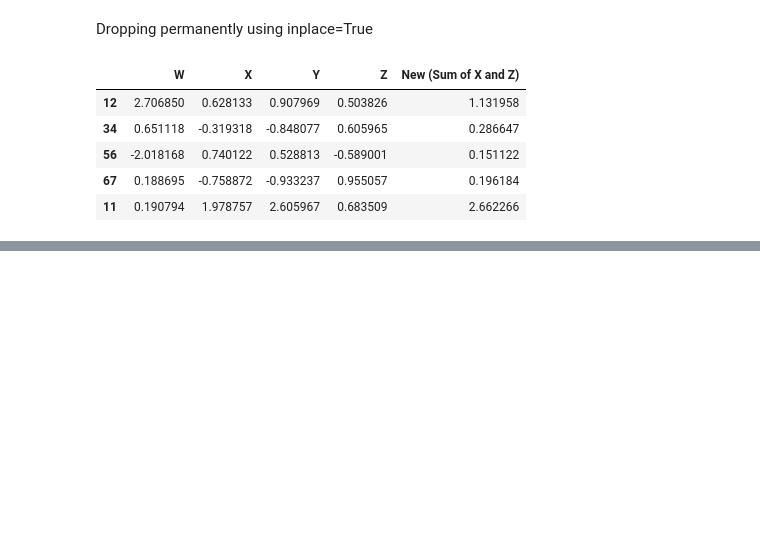
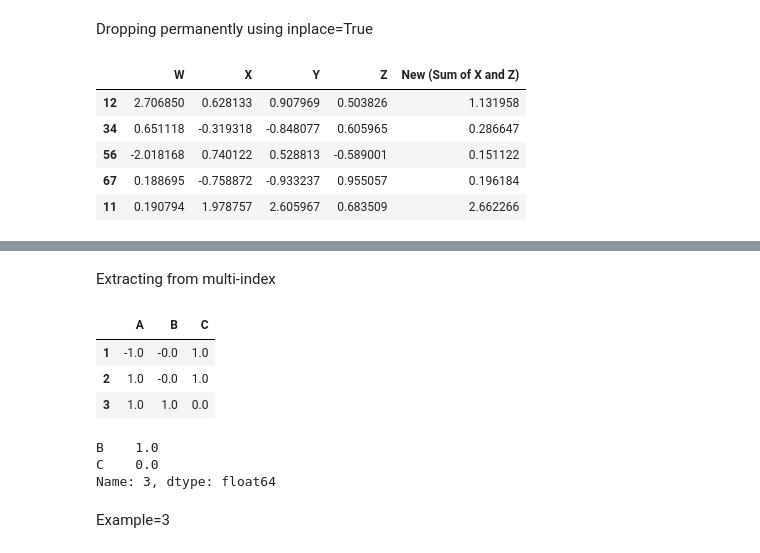
Before and after one commit to Parag18081994/Ghost, a Jupyter notebook: Python/Machine Learning iNeuron/25th_July_ML.ipynb, the cells around one changed output, grey strips where cells are left out. Saved outputs shown, nothing was run; the diff lists cells and outputs as text; code cells hidden in the pictures; blank space fills up the shorter version.

```diff
--- a/Python/Machine Learning iNeuron/25th_July_ML.ipynb
+++ b/Python/Machine Learning iNeuron/25th_July_ML.ipynb
@@ -278,0 +306,18 @@ l[0:5]
+# %% [markdown]
+Extracting from multi-index
+# %%
+df1.loc['G1']
+# %% [output]
+|  | A | B | C |
+| 1 | -1.0 | -0.0 | 1.0 |
+| 2 | 1.0 | -0.0 | 1.0 |
+| 3 | 1.0 | 1.0 | 0.0 |
+# %%
+#df1.loc['G1'].loc[[3],['B','C']]
+df1.loc['G1'].loc[3,['B','C']]
+# %% [output]
+B    1.0
+C    0.0
+Name: 3, dtype: float64
+# %% [markdown]
+Example=3
```
Also changed, not shown: parts of 18 cells of this notebook.
